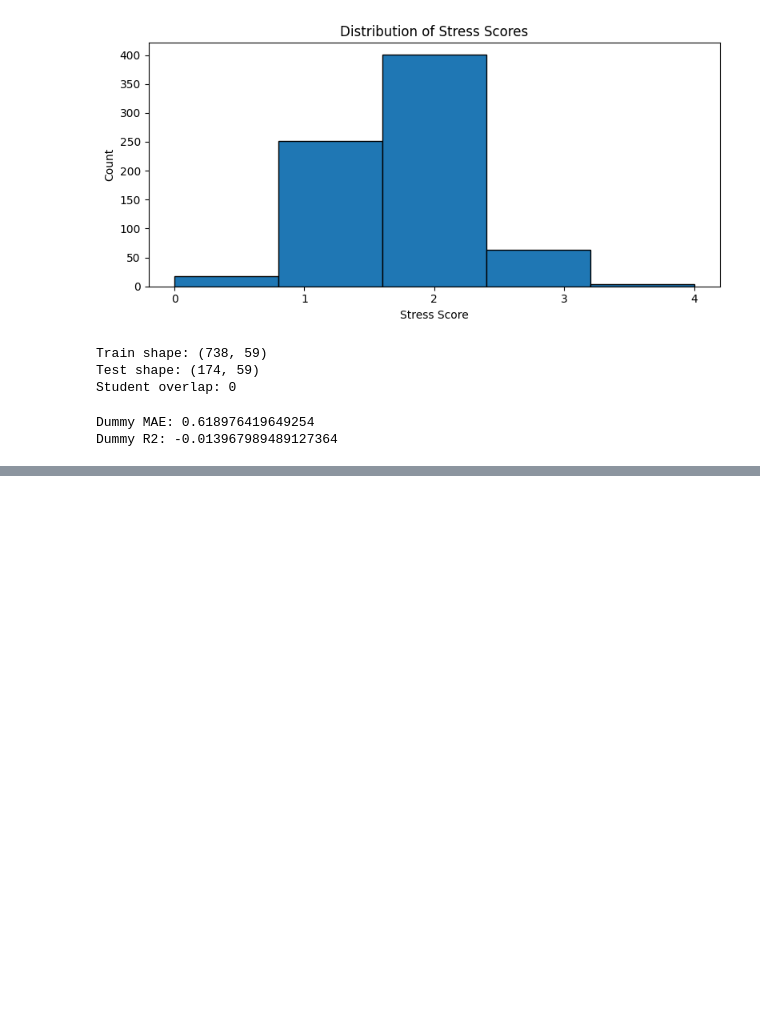
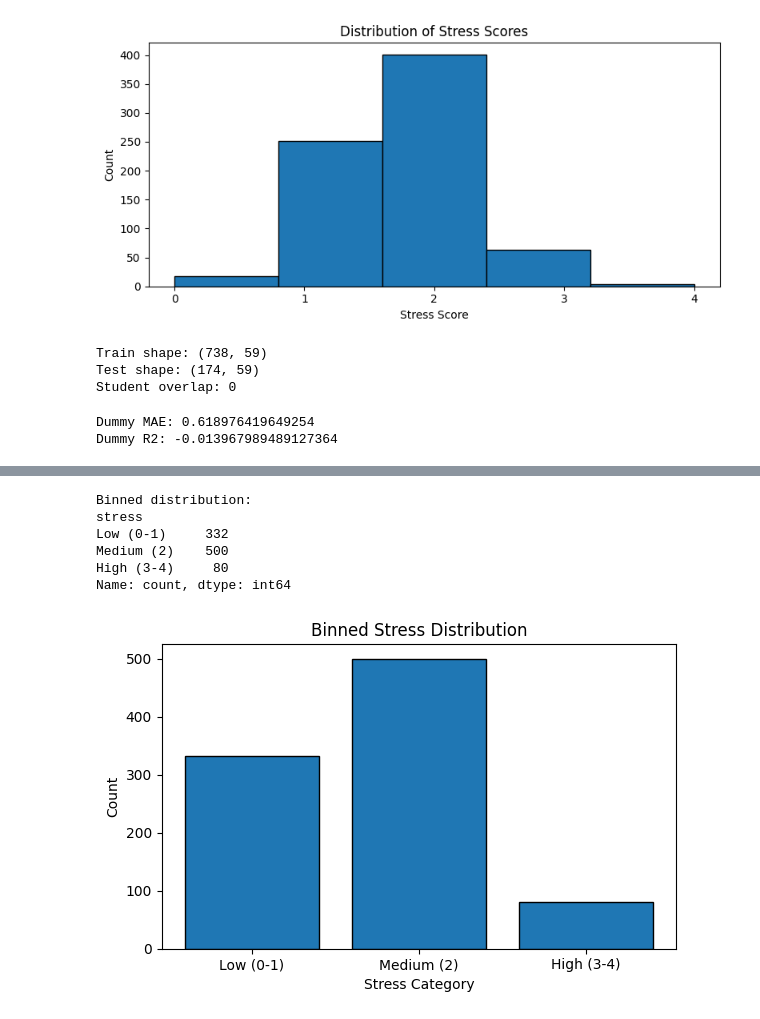
Before and after one commit to zhudiana/wearable-stress-model, a Jupyter notebook: notebooks/multimodal_stress_model.ipynb, the cells around one changed output, grey strips where cells are left out. Cells and saved outputs as stored; diff of their text form; code cells hidden in the pictures; blank space fills up the shorter version.

```diff
--- a/notebooks/multimodal_stress_model.ipynb
+++ b/notebooks/multimodal_stress_model.ipynb
@@ -369,0 +379,32 @@ plt.show()
+# %%
+# Bin stress scores into 3 categories: Low (0-1), Medium (2), High (3-4)
+import numpy as np
+
+def bin_stress(s):
+    if s <= 1:
+        return 0  # Low
+    elif s == 2:
+        return 1  # Medium
+    else:
+        return 2  # High
+
+y_binned = y_rounded.map(bin_stress)
+
+print("Binned distribution:")
+print(y_binned.value_counts().sort_index().rename({0: "Low (0-1)", 1: "Medium (2)", 2: "High (3-4)"}))
+
+plt.figure(figsize=(6, 4))
+plt.bar(["Low (0-1)", "Medium (2)", "High (3-4)"], y_binned.value_counts().sort_index(), edgecolor="black")
+plt.xlabel("Stress Category")
+plt.ylabel("Count")
+plt.title("Binned Stress Distribution")
+plt.tight_layout()
+plt.show()
+# %% [output]
+Binned distribution:
+stress
+Low (0-1)     332
+Medium (2)    500
+High (3-4)     80
+Name: count, dtype: int64
+[figure, added]
```
Also changed, not shown: parts of 18 cells of this notebook, 2 other files.
